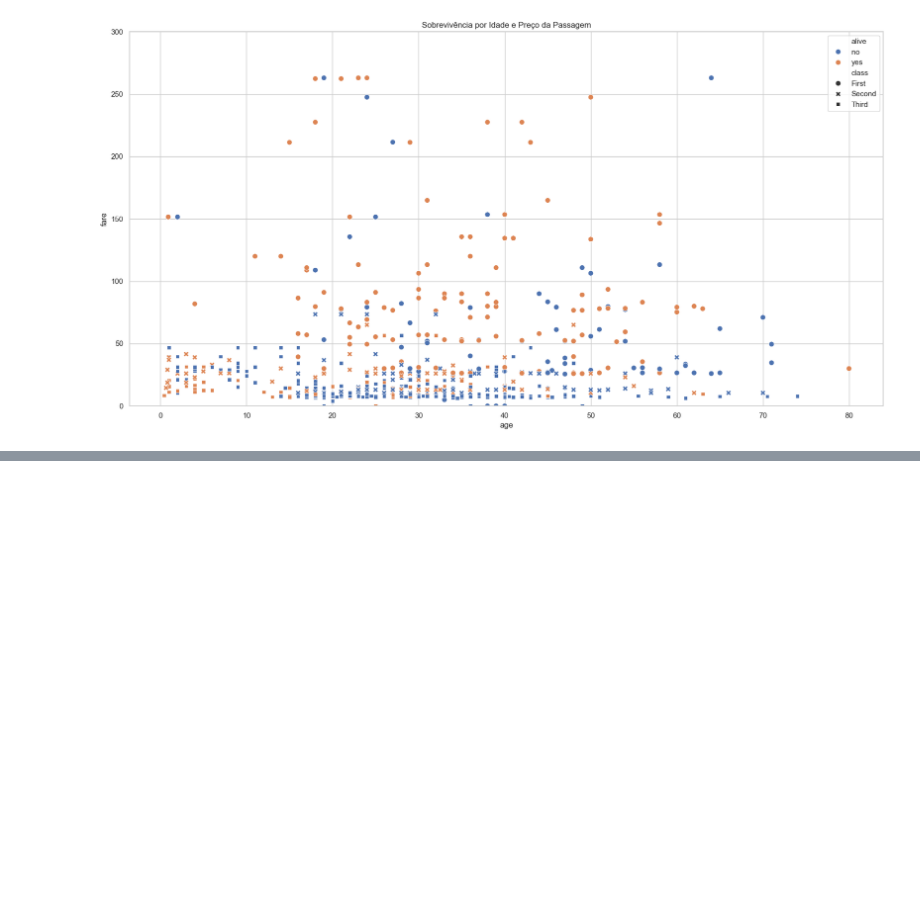
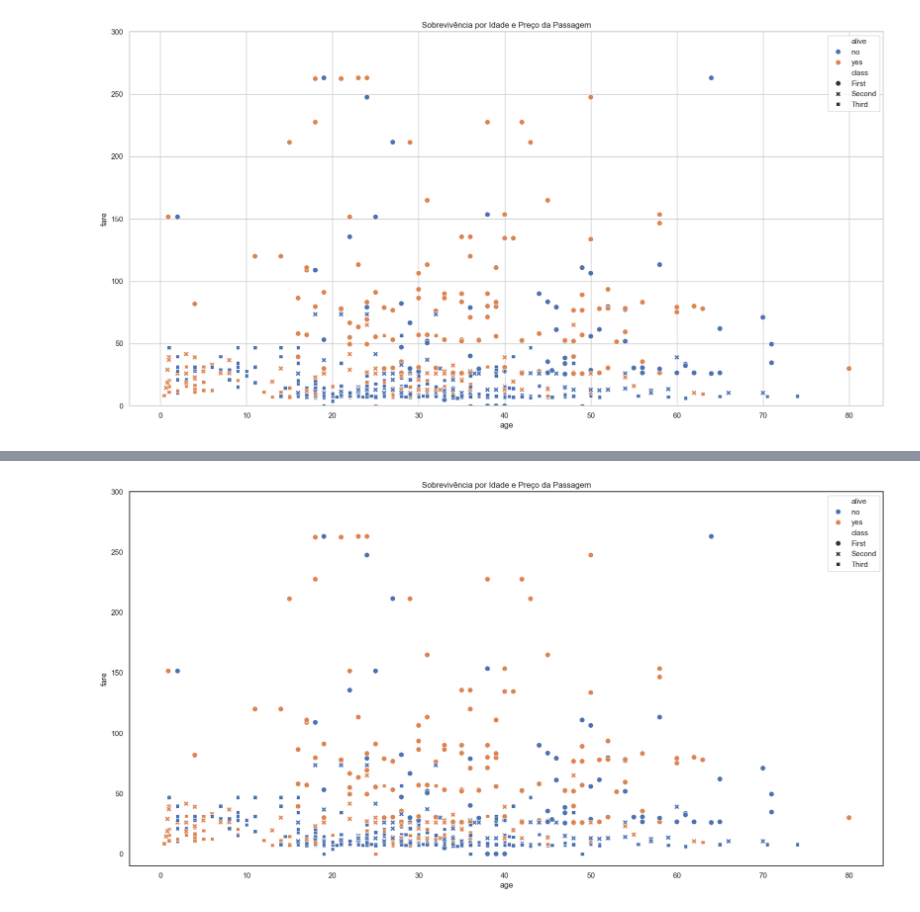
Before and after one commit to Alissonfelipe1234/trilha_dados_agibank, a Jupyter notebook: Modulo 3/seaborn.ipynb, the cells around one changed output, grey strips where cells are left out. Drawn from its saved outputs; the diff is of its cells as text; code cells hidden in the pictures; blank space fills up the shorter version.

```diff
--- a/Modulo 3/seaborn.ipynb
+++ b/Modulo 3/seaborn.ipynb
@@ -183,0 +206,14 @@ plt.show()
+# %%
+# metodo Pietra
+#filtro = titanic[titanic['fare'] <= 300]
+
+plt.figure(figsize=(20, 10))
+sns.scatterplot(
+    data=titanic, x='age',
+    y='fare', hue='alive',
+    style='class', s=60)
+plt.title('Sobrevivência por Idade e Preço da Passagem')
+plt.ylim(-10, 300)
+plt.show()
+# %% [output]
+[figure, added]
```
Also changed, not shown: parts of 3 cells of this notebook, 4 other files.
